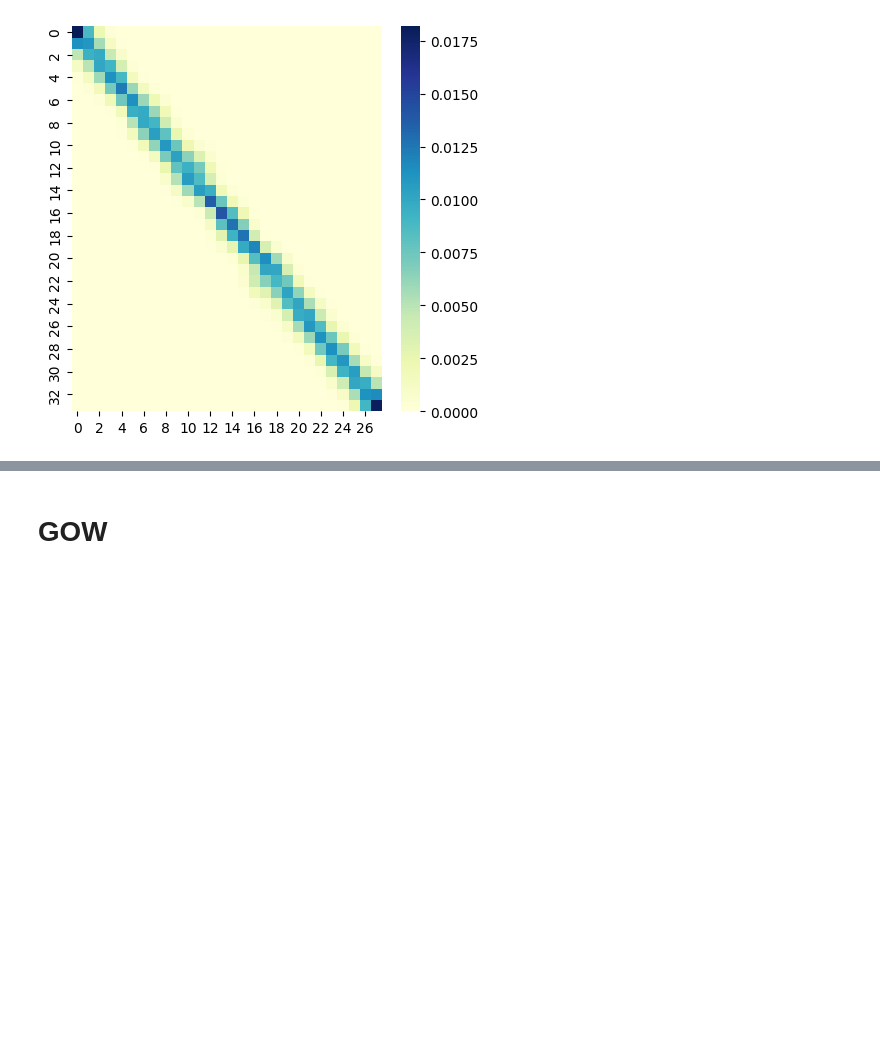
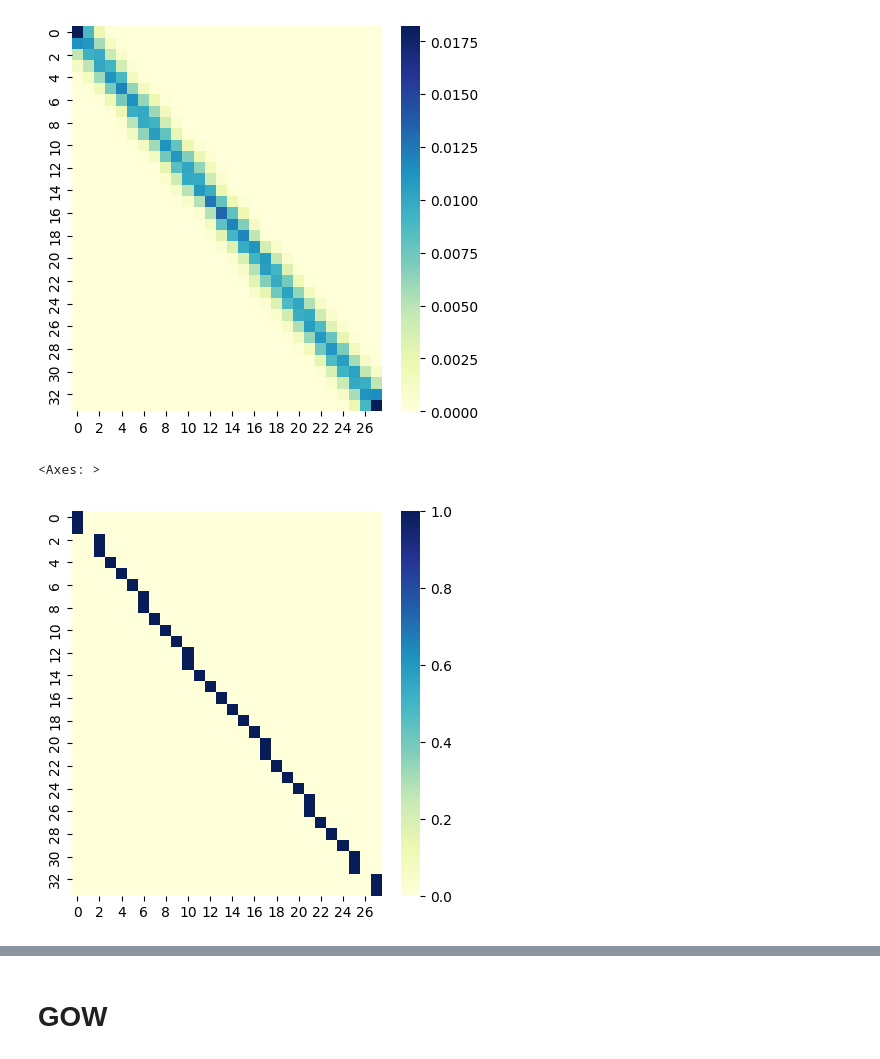
Before and after one commit to hiep194278/GOW, a Jupyter notebook: MSRAction3D/connect_line.ipynb, the cells around one changed output, grey strips where cells are left out. Cells and saved outputs as stored; diff of their text form; code cells hidden in the pictures; blank space fills up the shorter version.

```diff
--- a/MSRAction3D/connect_line.ipynb
+++ b/MSRAction3D/connect_line.ipynb
@@ -12,6 +12,15 @@ import matplotlib.pyplot as plt
 sys.path.append('../src/GOW')
 from GOW import GOW_sinkhorn_autoscale
 # %%
+def warping_path_to_warping_matrix(warping_path, len_seq1, len_seq2):
+    warping_matrix = np.zeros((len_seq1, len_seq2))
+
+    for (i, j) in warping_path:
+        warping_matrix[i][j] = 1
+
+    return warping_matrix
+
+
 def full_fname2_str(data_dir, fname, sep_char):
     fnametostr = ''.join(fname).replace(data_dir, '')
     ind = int(fnametostr.index(sep_char))
@@ -112,7 +138,7 @@ sns.heatmap(warping_matrix, cmap="YlGnBu", annot=None)
 # %% [markdown]
 # OPW
 # %%
-C = ot.dist(seq1, seq2)
+C = ot.dist(seq1, seq2, metric='minkowski')
 a = np.ones(len(seq1)) / len(seq1)
 b = np.ones(len(seq2)) / len(seq2)
 LAMBDA1 = 20
@@ -123,3 +149,16 @@ sns.heatmap(P, cmap="YlGnBu", annot=None)
 # %% [output]
 <Axes: >
 [figure]
+# %%
+warping_path = []
+
+for i in range(len(seq1)):
+    warping_path.append((i, np.argmax(P[i])))
+
+warping_matrix = warping_path_to_warping_matrix(warping_path, len(seq1), len(seq2))
+
+plt.figure(figsize=(5,5))
+sns.heatmap(warping_matrix, cmap="YlGnBu", annot=None)
+# %% [output]
+<Axes: >
+[figure, added]
```
Also changed, not shown: parts of 6 cells of this notebook, 3 other files.
